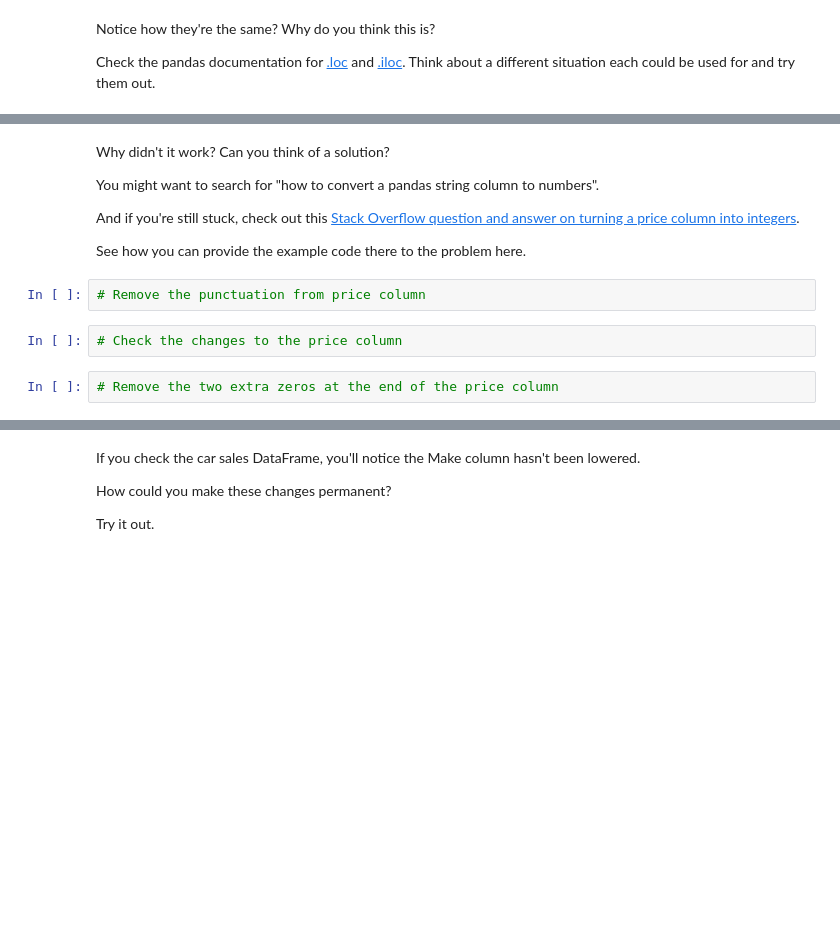
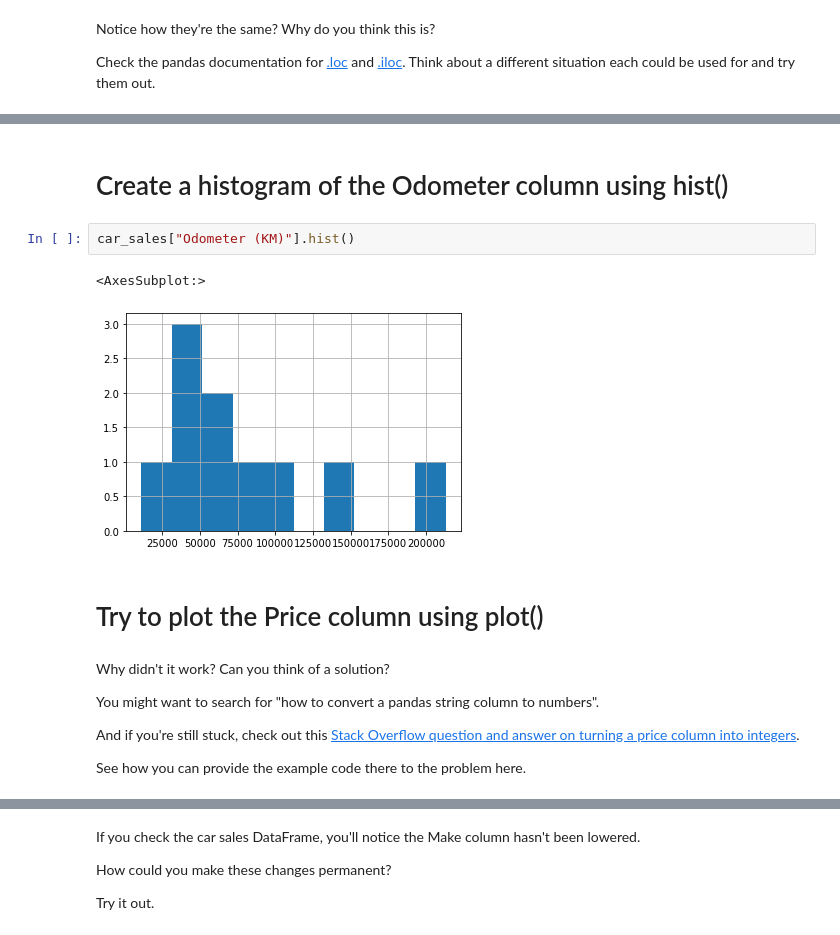
Before and after one commit to mggzmn/machine_learning_data_science_bootcamp_zero_to_mastery, a Jupyter notebook: pandas-exercises.ipynb, the cells around one changed output, grey strips where cells are left out. Cells and saved outputs as stored; diff of their text form; blank space fills up the shorter version.

```diff
--- a/pandas-exercises.ipynb
+++ b/pandas-exercises.ipynb
@@ -78,3 +265,12 @@ Check the pandas documentation for [.loc](https://pandas.pydata.org/pandas-docs/
+# %% [markdown]
+# Create a histogram of the Odometer column using hist()
+# %%
+car_sales["Odometer (KM)"].hist()
+# %% [output]
+<AxesSubplot:>
+[figure, added]
+# %% [markdown]
+# Try to plot the Price column using plot()
 # %% [markdown]
 Why didn't it work? Can you think of a solution?
 
@@ -83,9 +279,3 @@ You might want to search for "how to convert a pandas string column to numbers".
 And if you're still stuck, check out this [Stack Overflow question and answer on turning a price column into integers](https://stackoverflow.com/questions/44469313/price-column-object-to-int-in-pandas).
 
 See how you can provide the example code there to the problem here.
-# %%
-# Remove the punctuation from price column
-# %%
-# Check the changes to the price column
-# %%
-# Remove the two extra zeros at the end of the price column
```
Also changed, not shown: parts of 98 cells of this notebook, 2 other files.
